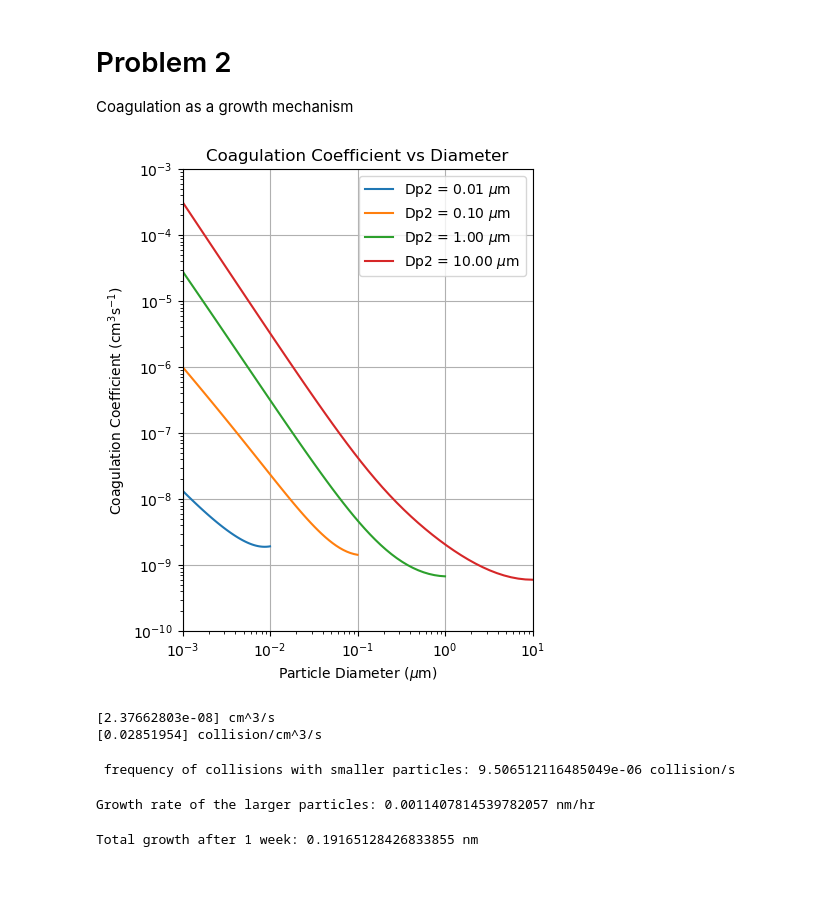
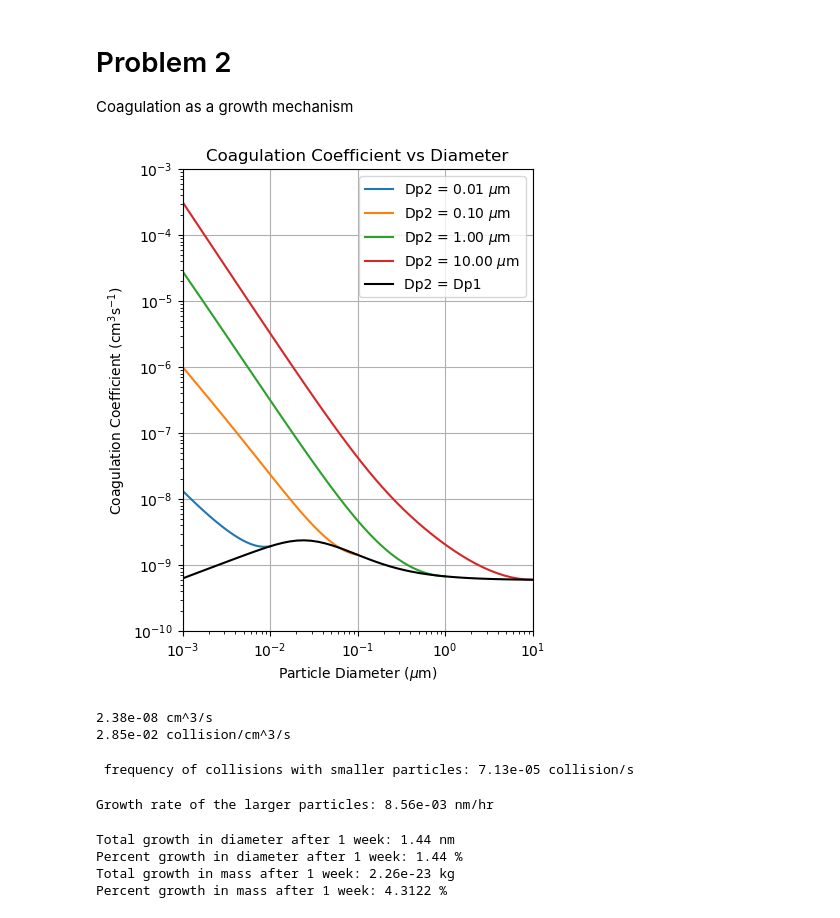
Before and after one commit to masoud-akbarzadeh/aerosol_clouds_class, a Jupyter notebook: hw2_aerosol_physics/HW_2_Aero_cond_coag.ipynb, the cells around one changed output. Saved outputs shown, nothing was run; the diff lists cells and outputs as text; code cells hidden in the pictures; blank space fills up the shorter version.

```diff
--- a/hw2_aerosol_physics/HW_2_Aero_cond_coag.ipynb
+++ b/hw2_aerosol_physics/HW_2_Aero_cond_coag.ipynb
@@ -294,28 +303,33 @@ Coagulation as a growth mechanism
 # %%
 # plot coagulation coefficient vs particle diameter
 fig, ax = plt.subplots( figsize=(5, 6))
 
 for dp_2 in np.geomspace(1e-8, 1e-5, 4):
     dp_1 = np.geomspace(1e-9, dp_2, 50)
     k_c = k_coag(dp_1, dp_2).flatten()  # Flatten the array to make it 1D
     ax.plot(dp_1 / const.micro, k_c / const.centi ** 3, label=f'Dp2 = {dp_2 / const.micro:.2f} $\mu$m')
+
+dp_same = np.geomspace(1e-9, 1e-5, 50)
+k_c = k_coag(dp_same, dp_same).flatten()
+ax.plot(dp_same / const.micro, k_c / const.centi ** 3, label=f'Dp2 = Dp1', color='black')
+
 ax.set_xscale('log')
 ax.set_yscale('log')
 ax.set_xlabel(f'Particle Diameter ($\mu$m)')
 ax.set_ylabel(r'Coagulation Coefficient (cm$^3$s$^{-1}$)')
 plt.grid()
 ax.set_title('Coagulation Coefficient vs Diameter')
 ax.set_xlim([1e-3, 10])  # Set the limits of x-axis
 ax.set_ylim([1e-10, 1e-3])  # Set the limits of y-axis
 ax.legend()
 
 # Adjust the space on the left side of the plot
 plt.subplots_adjust(left=0.2)
 
 plt.savefig('hw2_pr2_1_coagulation_coefficient_vs_diameter.png')
 plt.show()
 # %% [output]
-[figure, old version]
+[figure, new version]
 # %%
 # making a table of the coagulation coefficient
 dp_2 = [2e-9, 1e-8, 1e-7, 1e-6, 1e-5, 2e-5]
@@ -334,35 +345,46 @@ N2 = 400 / const.centi ** 3 #particle/m^3
 dp2 = 100 * const.nano #m
 rho_1 = rho_2 = 1E3 #kg/m^3
 j_coag = k_coag(dp1, dp2) * N1 * N2 #collision/m^3/s
-print(f'{k_coag(dp1, dp2) / const.centi ** 3} cm^3/s') # Convert coagulation coefficient from m^3/s to cm^3/s
-print(f'{j_coag * const.centi ** 3} collision/cm^3/s') # Convert collision/m^3 /s to collision/cm^3 s
+print(f'{k_coag(dp1, dp2)[0] / const.centi ** 3:.2e} cm^3/s') # Convert coagulation coefficient from m^3/s to cm^3/s
+print(f'{j_coag[0] * const.centi ** 3:.2e} collision/cm^3/s') # Convert collision/m^3 /s to collision/cm^3 s
 # converted m^3/s to cm^3/s
 # %% [output]
-[2.37662803e-08] cm^3/s
-[0.02851954] collision/cm^3/s
+2.38e-08 cm^3/s
+2.85e-02 collision/cm^3/s
 # %%
 # frequency of collisions with particles
-freq_coll = k_coag(dp1, dp2)[0] * N2 #collision/s
-print(f' frequency of collisions with smaller particles: {freq_coll} collision/s')
+freq_coll = k_coag(dp1, dp2)[0] * N1 #collision/s
+print(f' frequency of collisions with smaller particles: {freq_coll:.2e} collision/s')
 
 #delete this
 # one_N2_particles_surface = np.pi * dp2 ** 2 / 4  #m^2/particle
 # all_N2_particles_surface = one_N2_particles_surface * N2 #m^2/m^3
 # freq_coll = j_coag * all_N2_particles_surface
 # %% [output]
- frequency of collisions with smaller particles: 9.506512116485049e-06 collision/s
+ frequency of collisions with smaller particles: 7.13e-05 collision/s
 # %%
 # growth rate of the larger particles
 volume_of_dp1 = vol_sphere(dp1)  #m^3
 mass_growth_rate_dp2_coag = freq_coll * volume_of_dp1 #m^3/s
 dia_growth_rate_dp2_coag = mass_growth_rate_dp2_coag * (2/ np.pi / dp2**2) #m/s
 dia_growth_rate_dp2_coag_nm__hr = dia_growth_rate_dp2_coag / const.nano * 3600 #nm/hr
-print(f'Growth rate of the larger particles: {dia_growth_rate_dp2_coag_nm__hr} nm/hr')
+mass_growth_rate_dp2_coag_kg__hr = mass_growth_rate_dp2_coag * 3600 #kg/hr
+print(f'Growth rate of the larger particles: {dia_growth_rate_dp2_coag_nm__hr:.2e} nm/hr')
 # %% [output]
-Growth rate of the larger particles: 0.0011407814539782057 nm/hr
+Growth rate of the larger particles: 8.56e-03 nm/hr
 # %%
 # Total growth after 1 week
-total_growth = dia_growth_rate_dp2_coag_nm__hr * 24 * 7 #nm
-print(f'Total growth after 1 week: {total_growth} nm')
+total_growth_dia = dia_growth_rate_dp2_coag_nm__hr * 24 * 7 #nm
+percent_growth_dia = total_growth_dia / (dp2 / const.nano) * 100
+total_growth_mass = mass_growth_rate_dp2_coag_kg__hr * 24 * 7 #kg
+percent_growth_mass = total_growth_mass / (vol_sphere(dp2)) * 100
+
+print(f'Total growth in diameter after 1 week: {total_growth_dia:.2f} nm')
+print(f'Percent growth in diameter after 1 week: {percent_growth_dia:.2f} %')
+print(f'Total growth in mass after 1 week: {total_growth_mass:.2e} kg')
+print(f'Percent growth in mass after 1 week: {percent_growth_mass:.4f} %')
 # %% [output]
-Total growth after 1 week: 0.19165128426833855 nm
+Total growth in diameter after 1 week: 1.44 nm
+Percent growth in diameter after 1 week: 1.44 %
+Total growth in mass after 1 week: 2.26e-23 kg
+Percent growth in mass after 1 week: 4.3122 %
```
Also changed, not shown: parts of 15 cells of this notebook, 12 other files.
